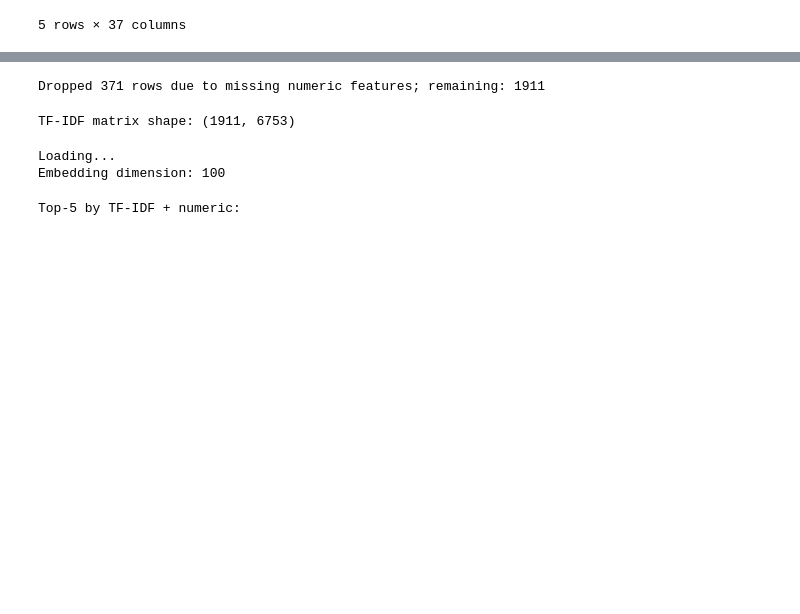
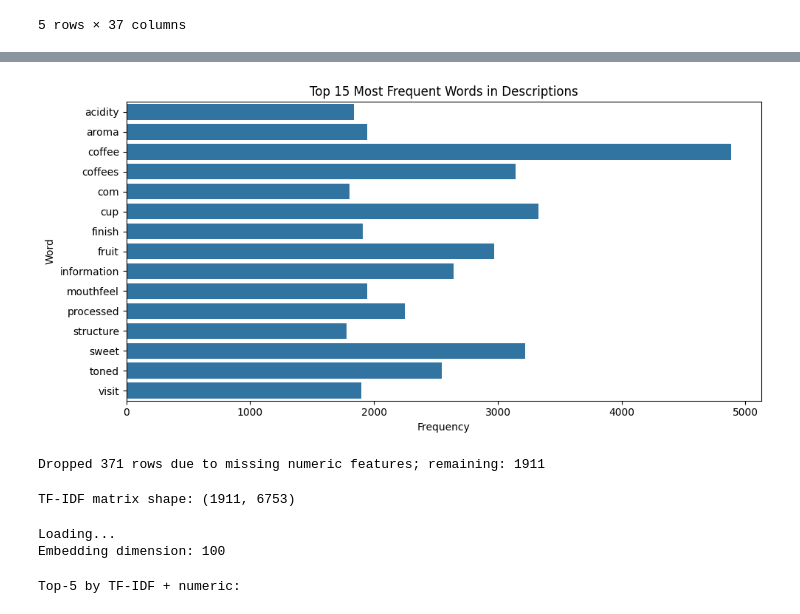
Before and after one commit to AndrewKlement/CoffeeRecomender, a Jupyter notebook: compare.ipynb, the cells around one changed output, grey strips where cells are left out. Drawn from its saved outputs; the diff is of its cells as text; code cells hidden in the pictures; blank space fills up the shorter version.

```diff
--- a/compare.ipynb
+++ b/compare.ipynb
@@ -47 +71,18 @@ Loaded 2,282 rows
+# %%
+from sklearn.feature_extraction.text import CountVectorizer
+
+vectorizer = CountVectorizer(stop_words='english', max_features=15)
+X = vectorizer.fit_transform(df['full_desc'])
+word_freq = np.array(X.sum(axis=0)).flatten()
+words = vectorizer.get_feature_names_out()
+
+plt.figure(figsize=(10, 5))
+sns.barplot(x=word_freq, y=words)
+plt.title("Top 15 Most Frequent Words in Descriptions")
+plt.xlabel("Frequency")
+plt.ylabel("Word")
+plt.tight_layout()
+plt.show()
+# %% [output]
+[figure, added]
 # %%
```
Also changed, not shown: parts of 14 cells of this notebook.
